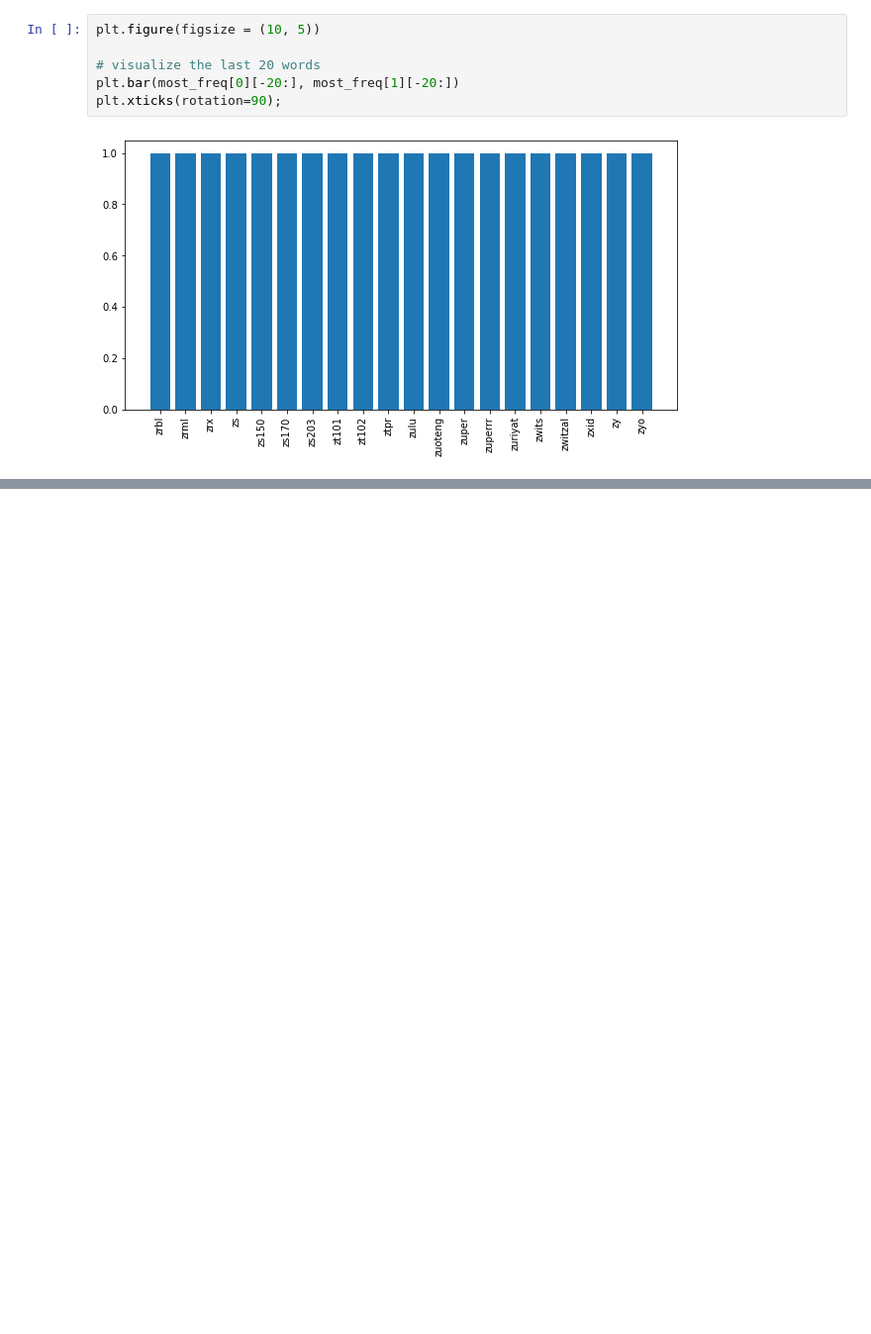
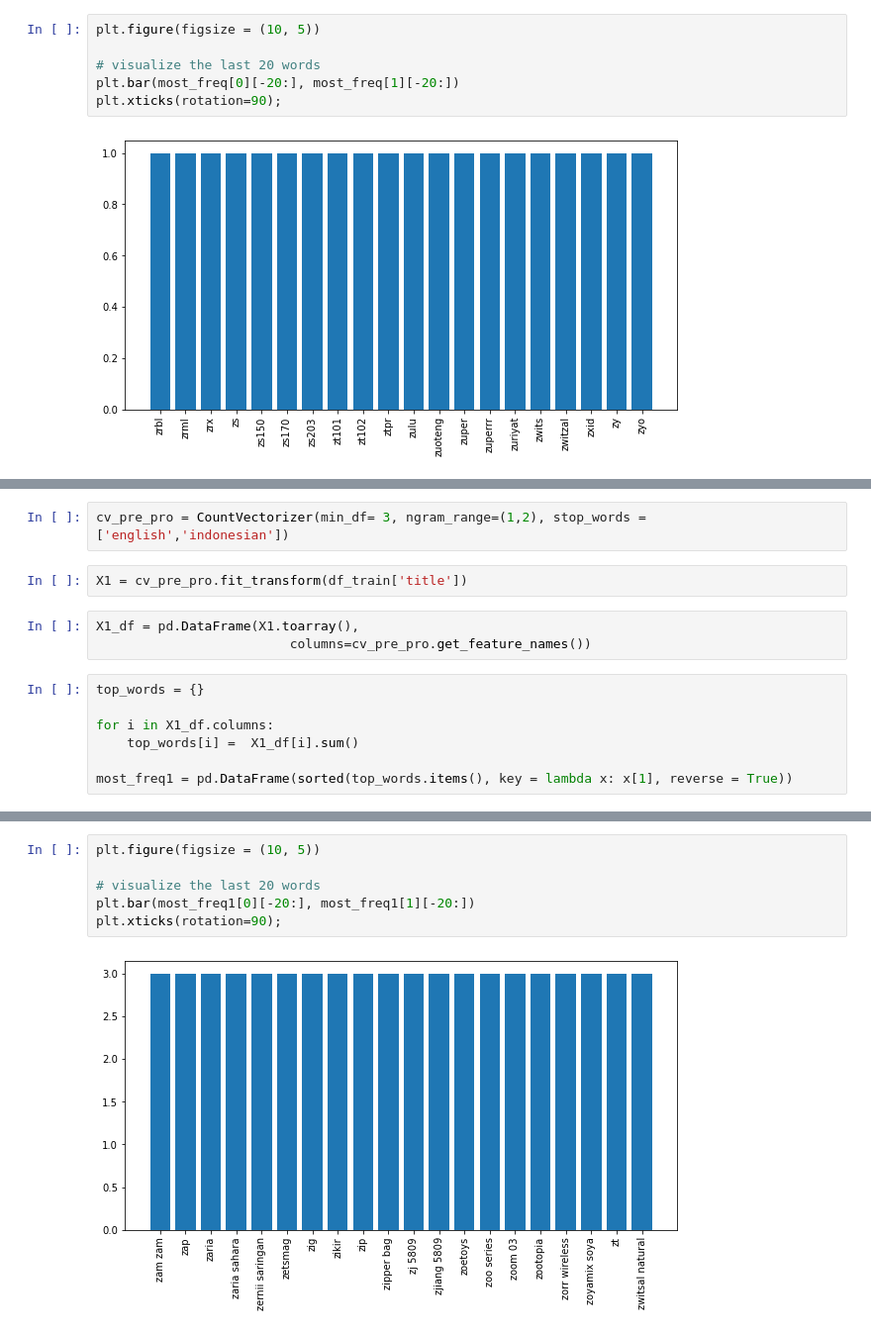
Before and after one commit to matthewbburrell/shoppee_price_match_quaranntee, a Jupyter notebook: code/01_eda.ipynb, the cells around one changed output, grey strips where cells are left out. Shown at 99% size. Saved outputs shown, nothing was run; the diff lists cells and outputs as text; blank space fills up the shorter version.

```diff
--- a/code/01_eda.ipynb
+++ b/code/01_eda.ipynb
@@ -198,0 +200,14 @@ plt.xticks(rotation=90);
+# %%
+cv_pre_pro = CountVectorizer(min_df= 3, ngram_range=(1,2), stop_words = ['english','indonesian'])
+# %%
+X1 = cv_pre_pro.fit_transform(df_train['title'])
+# %%
+X1_df = pd.DataFrame(X1.toarray(),
+                         columns=cv_pre_pro.get_feature_names())
+# %%
+top_words = {}
+
+for i in X1_df.columns:
+    top_words[i] =  X1_df[i].sum()
+
+most_freq1 = pd.DataFrame(sorted(top_words.items(), key = lambda x: x[1], reverse = True))
@@ -198,0 +222,8 @@ plt.xticks(rotation=90);
+# %%
+plt.figure(figsize = (10, 5))
+
+# visualize the last 20 words
+plt.bar(most_freq1[0][-20:], most_freq1[1][-20:])
+plt.xticks(rotation=90);
+# %% [output]
+[figure, added]
```
Also changed, not shown: parts of 5 cells of this notebook.
